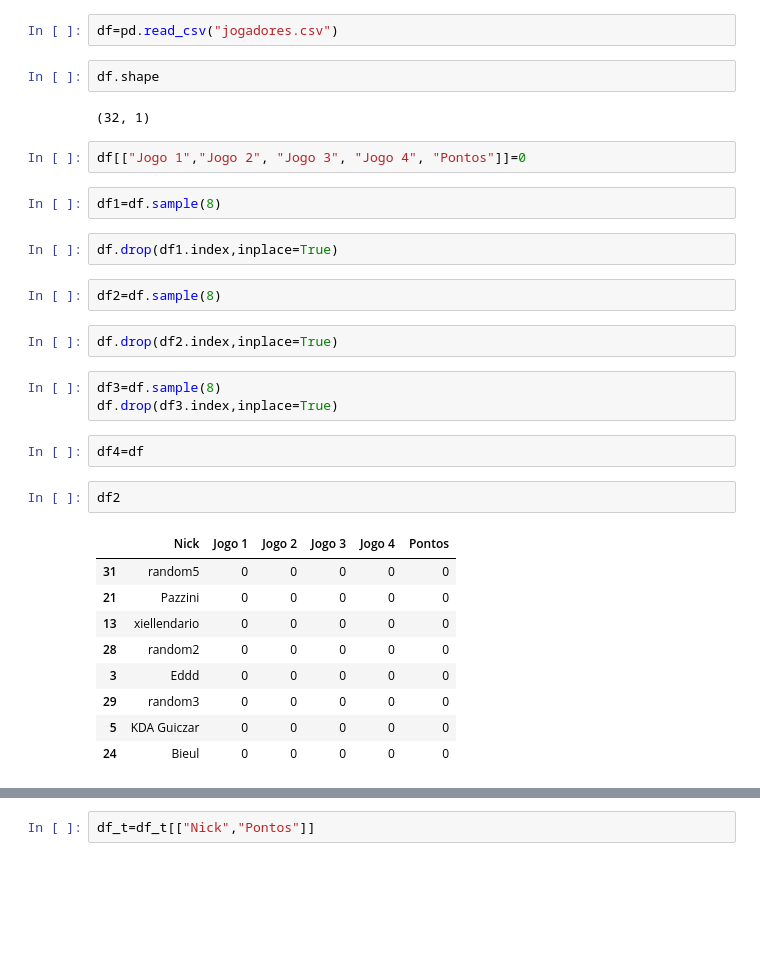
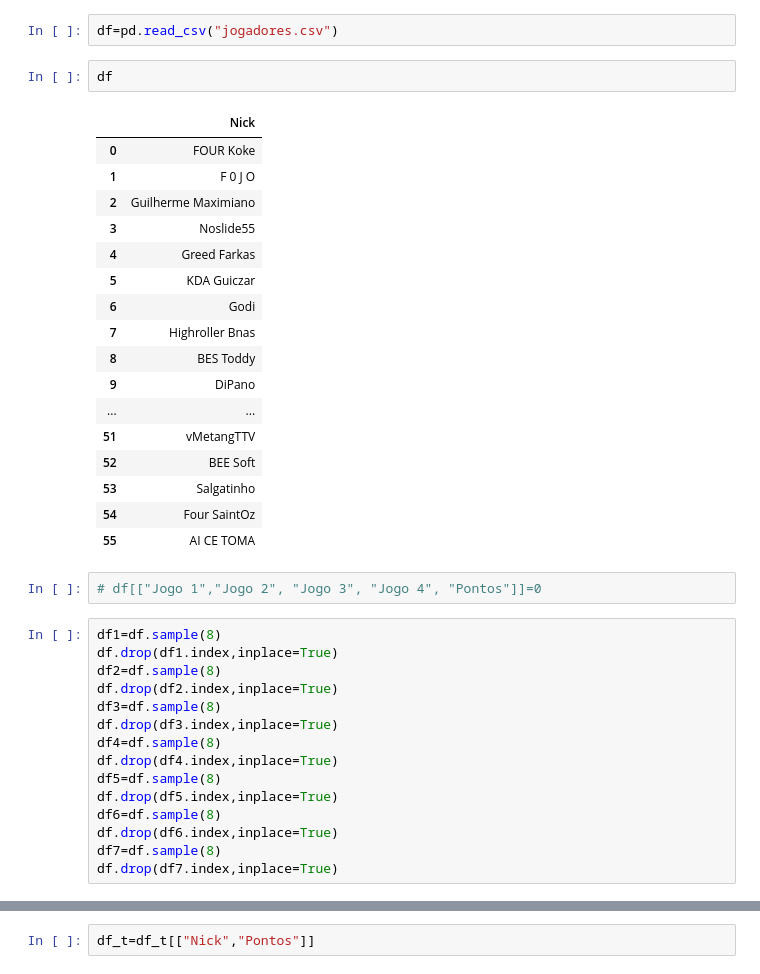
Before and after one commit to arthurslins/tft_liga_dos_leoes, a Jupyter notebook: teste2.ipynb, the cells around one changed output, grey strips where cells are left out. Drawn from its saved outputs; the diff is of its cells as text; blank space fills up the shorter version.

```diff
--- a/teste2.ipynb
+++ b/teste2.ipynb
@@ -4,33 +4,39 @@ import numpy as np
 # %%
 df=pd.read_csv("jogadores.csv")
 # %%
-df.shape
+df
 # %% [output]
-(32, 1)
+|  | Nick |
+| 0 | FOUR Koke |
+| 1 | F 0 J O |
+| 2 | Guilherme Maximiano |
+| 3 | Noslide55 |
+| 4 | Greed Farkas |
+| 5 | KDA Guiczar |
+| 6 | Godi |
+| 7 | Highroller Bnas |
+| 8 | BES Toddy |
+| 9 | DiPano |
+| ... | ... |
+| 51 | vMetangTTV |
+| 52 | BEE Soft |
+| 53 | Salgatinho |
+| 54 | Four SaintOz |
+| 55 | AI CE TOMA |
 # %%
-df[["Jogo 1","Jogo 2", "Jogo 3", "Jogo 4", "Pontos"]]=0
+# df[["Jogo 1","Jogo 2", "Jogo 3", "Jogo 4", "Pontos"]]=0
-# %%
-df1=df.sample(8)
-# %%
-df.drop(df1.index,inplace=True)
-# %%
-df2=df.sample(8)
-# %%
-df.drop(df2.index,inplace=True)
-# %%
-df3=df.sample(8)
-df.drop(df3.index,inplace=True)
-# %%
-df4=df
-# %%
-df2
-# %% [output]
-|  | Nick | Jogo 1 | Jogo 2 | Jogo 3 | Jogo 4 | Pontos |
-| 31 | random5 | 0 | 0 | 0 | 0 | 0 |
-| 21 | Pazzini | 0 | 0 | 0 | 0 | 0 |
-| 13 | xiellendario | 0 | 0 | 0 | 0 | 0 |
-| 28 | random2 | 0 | 0 | 0 | 0 | 0 |
-| 3 | Eddd | 0 | 0 | 0 | 0 | 0 |
-| 29 | random3 | 0 | 0 | 0 | 0 | 0 |
-| 5 | KDA Guiczar | 0 | 0 | 0 | 0 | 0 |
-| 24 | Bieul | 0 | 0 | 0 | 0 | 0 |
+# %%
+df1=df.sample(8)
+df.drop(df1.index,inplace=True)
+df2=df.sample(8)
+df.drop(df2.index,inplace=True)
+df3=df.sample(8)
+df.drop(df3.index,inplace=True)
+df4=df.sample(8)
+df.drop(df4.index,inplace=True)
+df5=df.sample(8)
+df.drop(df5.index,inplace=True)
+df6=df.sample(8)
+df.drop(df6.index,inplace=True)
+df7=df.sample(8)
+df.drop(df7.index,inplace=True)
```
Also changed, not shown: parts of 45 cells of this notebook, 8 other files.
